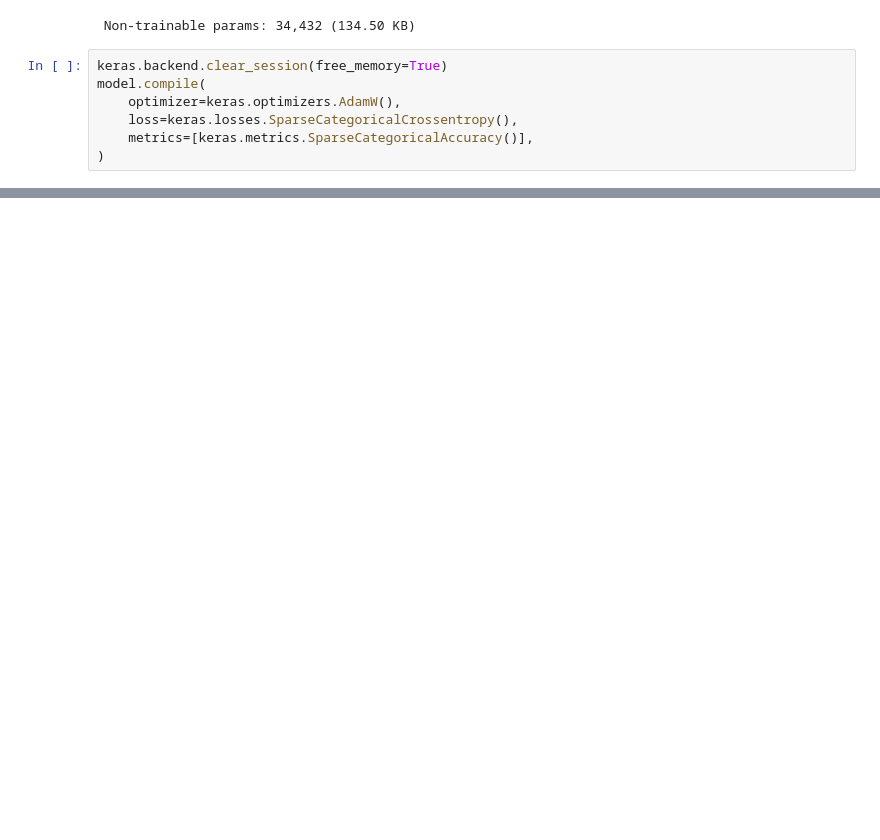
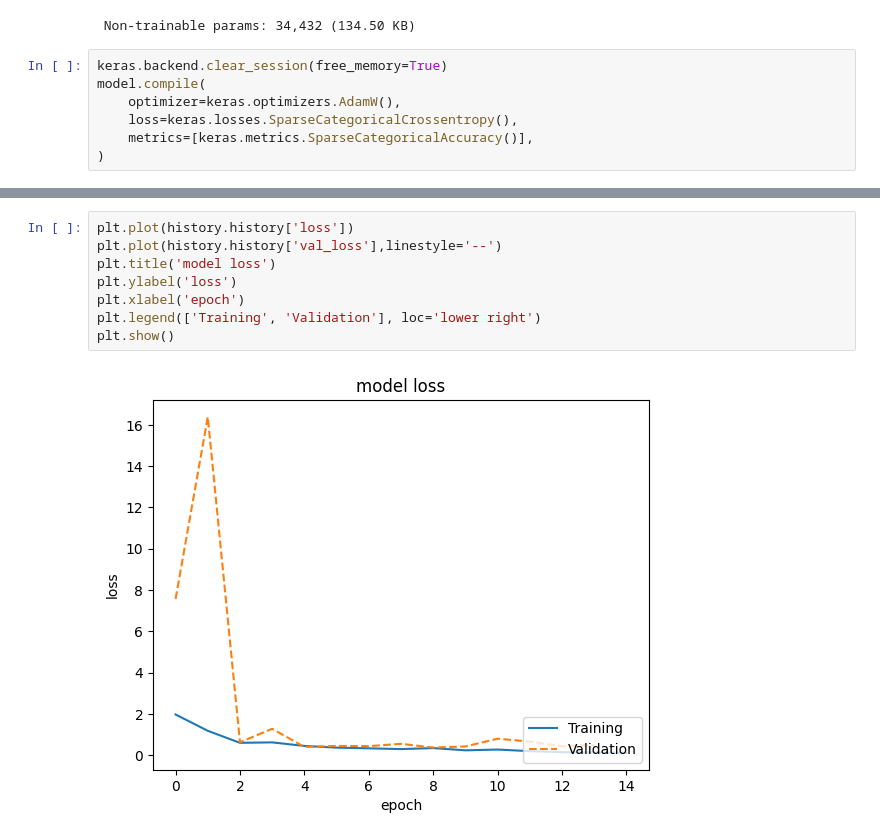
Before and after one commit to amothm80/ics504project, a Jupyter notebook: mel_training.ipynb, the cells around one changed output, grey strips where cells are left out. Cells and saved outputs as stored; diff of their text form; blank space fills up the shorter version.

```diff
--- a/mel_training.ipynb
+++ b/mel_training.ipynb
@@ -124,3 +126,13 @@ plt.show()
+# %%
+plt.plot(history.history['loss'])
+plt.plot(history.history['val_loss'],linestyle='--')
+plt.title('model loss')
+plt.ylabel('loss')
+plt.xlabel('epoch')
+plt.legend(['Training', 'Validation'], loc='lower right')
+plt.show()
+# %% [output]
+[figure, added]
 # %%
 model.evaluate(test_ds)
 # %% [output]
```
Also changed, not shown: parts of 9 cells of this notebook, 7 other files.
